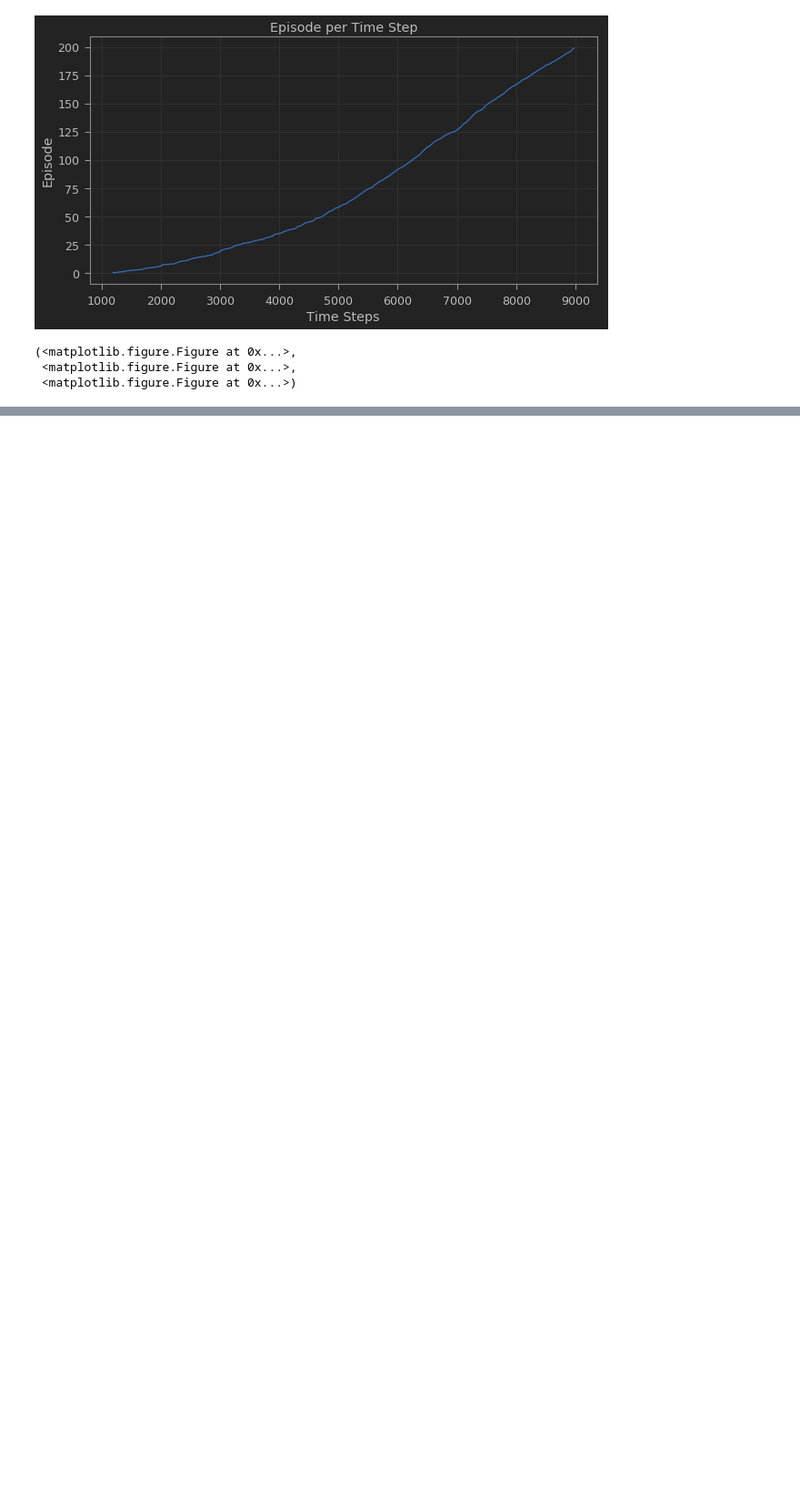
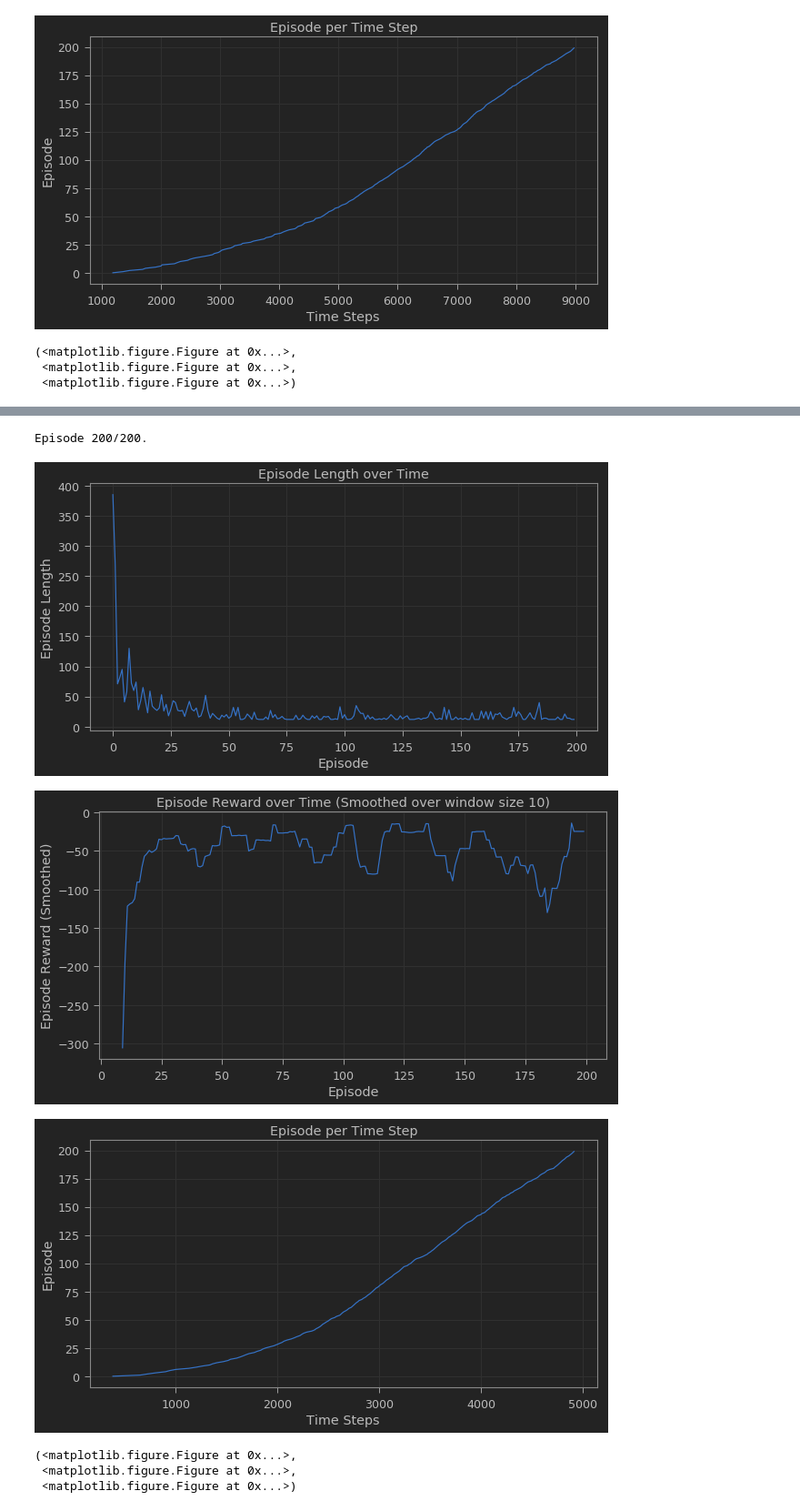
Before and after one commit to markdyousef/reinforcement-learning, a Jupyter notebook: TemporalDifference.ipynb, the cells around one changed output, grey strips where cells are left out. Shown at 91% size. Drawn from its saved outputs; the diff is of its cells as text; code cells hidden in the pictures; blank space fills up the shorter version.

Commit message:
implemented off-policy q-learning on cliff env

```diff
--- a/TemporalDifference.ipynb
+++ b/TemporalDifference.ipynb
@@ -147,0 +222,46 @@ plot_episode_stats(stats)
+# %%
+env = CliffWalkingEnv()
+# %%
+def q_learning(env, n_episodes, discount_factor=1.0, alpha=0.5, epsilon=0.1):
+    Q = defaultdict(lambda: np.zeros(env.action_space.n))
+
+    stats = EpisodeStats(
+        episode_lengths=np.zeros(n_episodes),
+        episode_rewards=np.zeros(n_episodes))
+
+    policy = epsilon_greedy(Q, epsilon, env.action_space.n)
+
+    for i_episode in range(n_episodes):
+        if (i_episode + 1) % 100 == 0:
+            print("\rEpisode {}/{}.".format(i_episode + 1, n_episodes), end="")
+            sys.stdout.flush()
+        state = env.reset()
+        for t in itertools.count():
+            probs = policy(state)
+            action = np.random.choice(np.arange(len(probs)), p=probs)
+            next_state, reward, done, _ = env.step(action)
+
+            # update stats
+            stats.episode_rewards[i_episode] += reward
+            stats.episode_lengths[i_episode] = t
+
+            best_action = np.argmax(Q[next_state])
+            target = reward+discount_factor*Q[next_state][best_action]
+            Q[state][action] += alpha*(target-Q[state][action])
+            if done:
+                break
+            state = next_state
+    return Q, stats
+# %%
+Q, stats = q_learning(env, 200)
+# %% [output]
+Episode 200/200.
+# %%
+plot_episode_stats(stats)
+# %% [output]
+[figure, added]
+[figure, added]
+[figure, added]
+(<matplotlib.figure.Figure at 0x...>,
+ <matplotlib.figure.Figure at 0x...>,
+ <matplotlib.figure.Figure at 0x...>)
```
Also changed, not shown: parts of 18 cells of this notebook.
